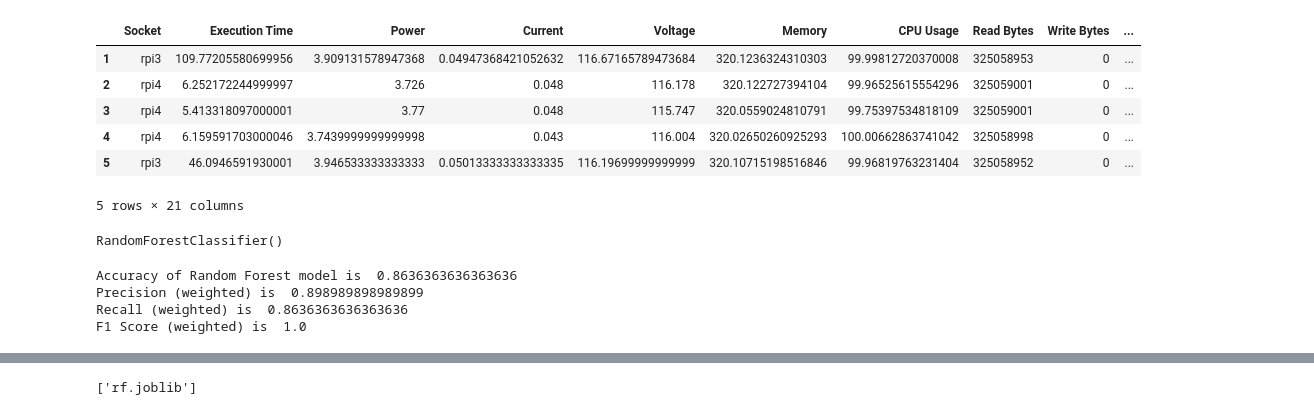
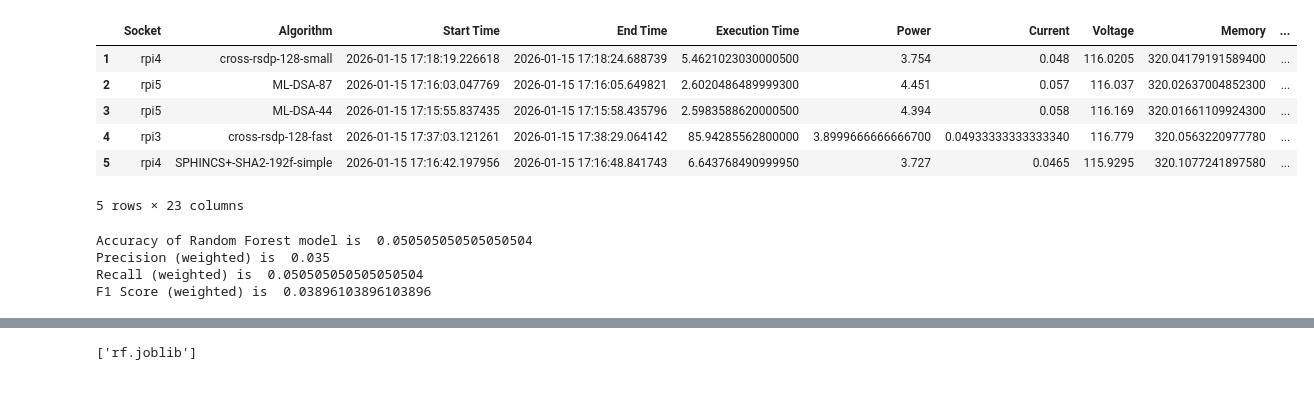
Before and after one commit to Rparker19/An-Autonomic-Framework-for-IoT-Data-Confidentiality-in-the-Internet-of-Things, a Jupyter notebook: models/random_forest.ipynb, the cells around one changed output, grey strips where cells are left out. Drawn from its saved outputs; the diff is of its cells as text; code cells hidden in the pictures.

```diff
--- a/models/random_forest.ipynb
+++ b/models/random_forest.ipynb
@@ -5,8 +5,7 @@ from sklearn.model_selection import train_test_split
 from sklearn import metrics
 # %%
-# Import data here
-df=pd.read_csv("../datasets/Labeled/train_dataset.csv", header=None)
-df_test=pd.read_csv("../datasets/Labeled/test_dataset.csv", header=None)
+# Import data
+df=pd.read_csv("../datasets/Labeled/combined_dataset.csv", header=None)
 df.head()
 # %% [output]
 |  | 0 | 1 | 2 | 3 | 4 | 5 | 6 | 7 | 8 | 9 | ... | ... |
@@ -19,14 +18,12 @@ df.head()
 # %%
 df.columns = df.iloc[0]
-df_test.columns = df_test.iloc[0]
 df = df[1:]
-df_test = df_test[1:]
 df.head()
 # %% [output]
-|  | Socket | Execution Time | Power | Current | Voltage | Memory | CPU Usage | Read Bytes | Write Bytes | ... |
-| 1 | rpi3 | 109.77205580699956 | 3.909131578947368 | 0.04947368421052632 | 116.67165789473684 | 320.1236324310303 | 99.99812720370008 | 325058953 | 0 | ... |
-| 2 | rpi4 | 6.252172244999997 | 3.726 | 0.048 | 116.178 | 320.122727394104 | 99.96525615554296 | 325059001 | 0 | ... |
-| 3 | rpi4 | 5.413318097000001 | 3.77 | 0.048 | 115.747 | 320.0559024810791 | 99.75397534818109 | 325059001 | 0 | ... |
-| 4 | rpi4 | 6.159591703000046 | 3.7439999999999998 | 0.043 | 116.004 | 320.02650260925293 | 100.00662863741042 | 325058998 | 0 | ... |
-| 5 | rpi3 | 46.0946591930001 | 3.946533333333333 | 0.05013333333333335 | 116.19699999999999 | 320.10715198516846 | 99.96819763231404 | 325058952 | 0 | ... |
+|  | Socket | Algorithm | Start Time | End Time | Execution Time | Power | Current | Voltage | Memory | ... |
+| 1 | rpi4 | cross-rsdp-128-small | 2026-01-15 17:18:19.226618 | 2026-01-15 17:18:24.688739 | 5.4621023030000500 | 3.754 | 0.048 | 116.0205 | 320.04179191589400 | ... |
+| 2 | rpi5 | ML-DSA-87 | 2026-01-15 17:16:03.047769 | 2026-01-15 17:16:05.649821 | 2.6020486489999300 | 4.451 | 0.057 | 116.037 | 320.02637004852300 | ... |
+| 3 | rpi5 | ML-DSA-44 | 2026-01-15 17:15:55.837435 | 2026-01-15 17:15:58.435796 | 2.5983588620000500 | 4.394 | 0.058 | 116.169 | 320.01661109924300 | ... |
+| 4 | rpi3 | cross-rsdp-128-fast | 2026-01-15 17:37:03.121261 | 2026-01-15 17:38:29.064142 | 85.94285562800000 | 3.8999666666666700 | 0.04933333333333340 | 116.779 | 320.0563220977780 | ... |
+| 5 | rpi4 | SPHINCS+-SHA2-192f-simple | 2026-01-15 17:16:42.197956 | 2026-01-15 17:16:48.841743 | 6.643768490999950 | 3.727 | 0.0465 | 115.9295 | 320.1077241897580 | ... |
-5 rows × 21 columns
+5 rows × 23 columns
@@ -63,5 +42,0 @@ X_test = pd.concat([num_X_test, OH_cols_test], axis=1)
-# %%
-rf = RandomForestClassifier()
-rf.fit(X_train, y_train)
-# %% [output]
-RandomForestClassifier()
@@ -71,15 +65,15 @@ y_predict = rf.predict(X_test)
 # Accuracy
 import numpy as np
 
-print("Accuracy of Random Forest model is ", metrics.accuracy_score(y_test, y_predict))
-print("Precision (weighted) is ", metrics.precision_score(y_test, y_predict, average="weighted", zero_division=np.NaN))
-print("Recall (weighted) is ", metrics.recall_score(y_test, y_predict, average="weighted", zero_division=np.NaN))
-print("F1 Score (weighted) is ", metrics.f1_score(y_predict, y_predict, average="weighted"))
+print("Accuracy of Random Forest model is ", metrics.accuracy_score(y_true, y_predict))
+print("Precision (weighted) is ", metrics.precision_score(y_true, y_predict, average="weighted", zero_division=np.NaN))
+print("Recall (weighted) is ", metrics.recall_score(y_true, y_predict, average="weighted", zero_division=np.NaN))
+print("F1 Score (weighted) is ", metrics.f1_score(y_true, y_predict, average="weighted"))
 # %% [output]
-Accuracy of Random Forest model is  0.8636363636363636
-Precision (weighted) is  0.898989898989899
-Recall (weighted) is  0.8636363636363636
-F1 Score (weighted) is  1.0
+Accuracy of Random Forest model is  0.050505050505050504
+Precision (weighted) is  0.035
+Recall (weighted) is  0.050505050505050504
+F1 Score (weighted) is  0.03896103896103896
 # %%
 # Confusion matrix
 # labels = ["cipher1", "cipher2", ...]
```
Also changed, not shown: parts of 12 cells of this notebook, 10 other files.
